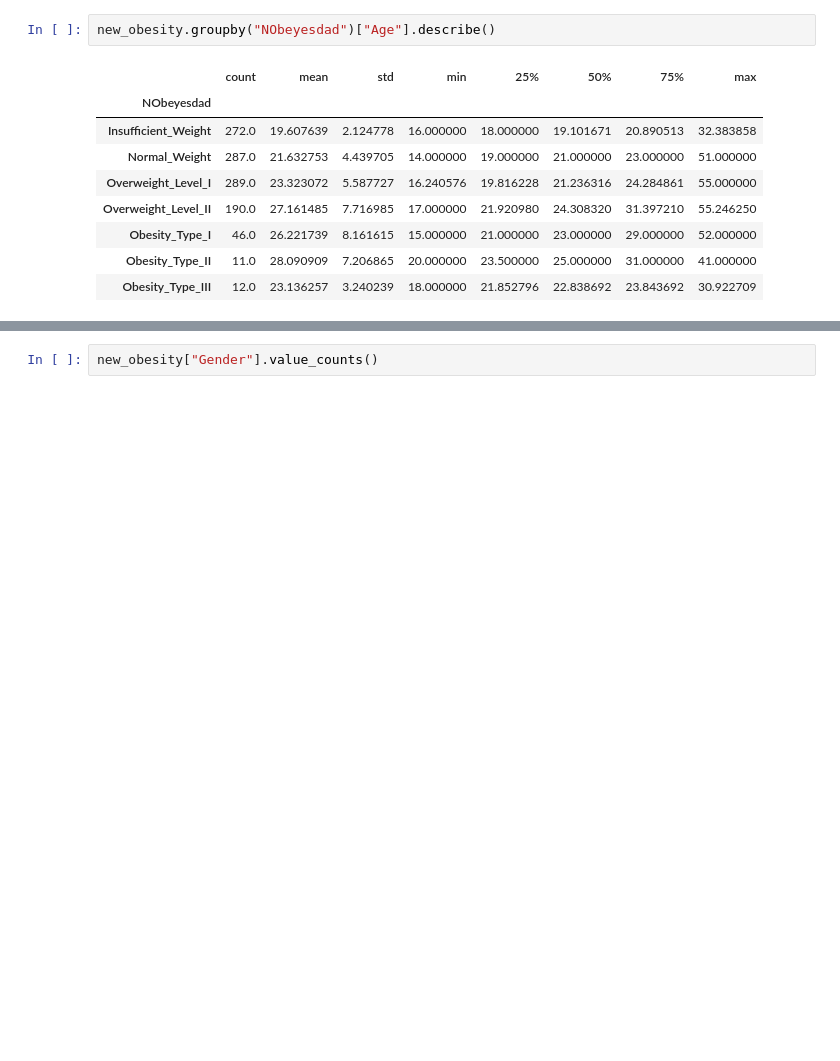
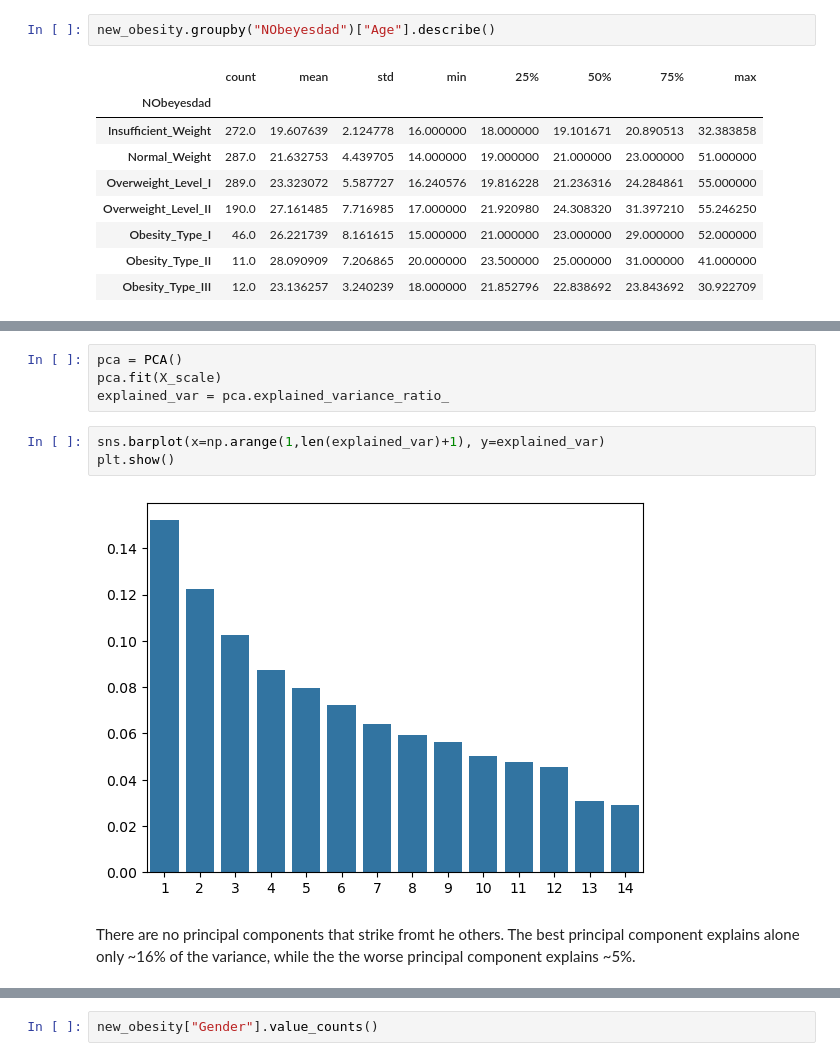
Before and after one commit to flylight-max/Individual_project_obesity, a Jupyter notebook: Untitled-2.ipynb, the cells around one changed output, grey strips where cells are left out. Drawn from its saved outputs; the diff is of its cells as text; blank space fills up the shorter version.

```diff
--- a/Untitled-2.ipynb
+++ b/Untitled-2.ipynb
@@ -771,0 +839,11 @@ Name: count, dtype: int64
+# %%
+pca = PCA()
+pca.fit(X_scale)
+explained_var = pca.explained_variance_ratio_
+# %%
+sns.barplot(x=np.arange(1,len(explained_var)+1), y=explained_var)
+plt.show()
+# %% [output]
+[figure, added]
+# %% [markdown]
+There are no principal components that strike fromt he others. The best principal component explains alone only ~16% of the variance, while the the worse principal component explains ~5%.
```
Also changed, not shown: parts of 57 cells of this notebook, 1 other file.
